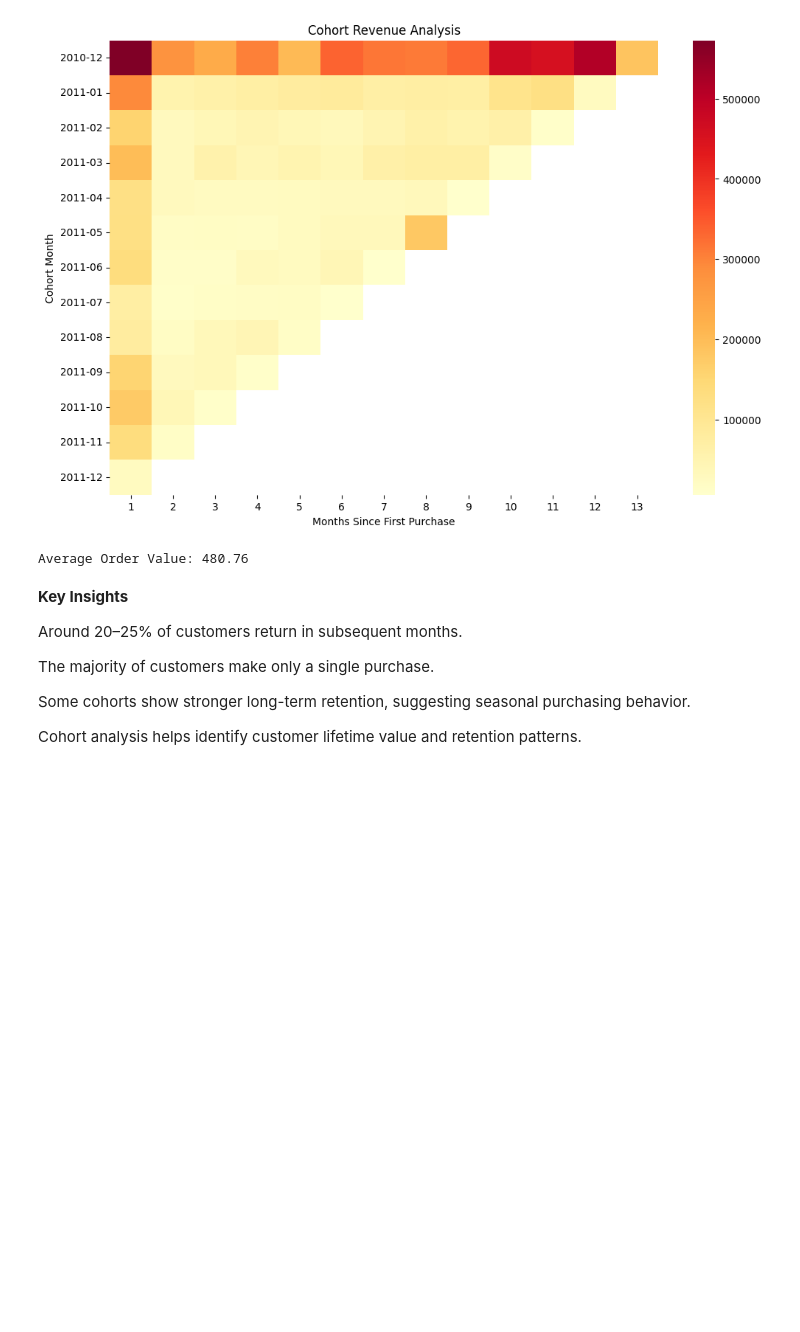
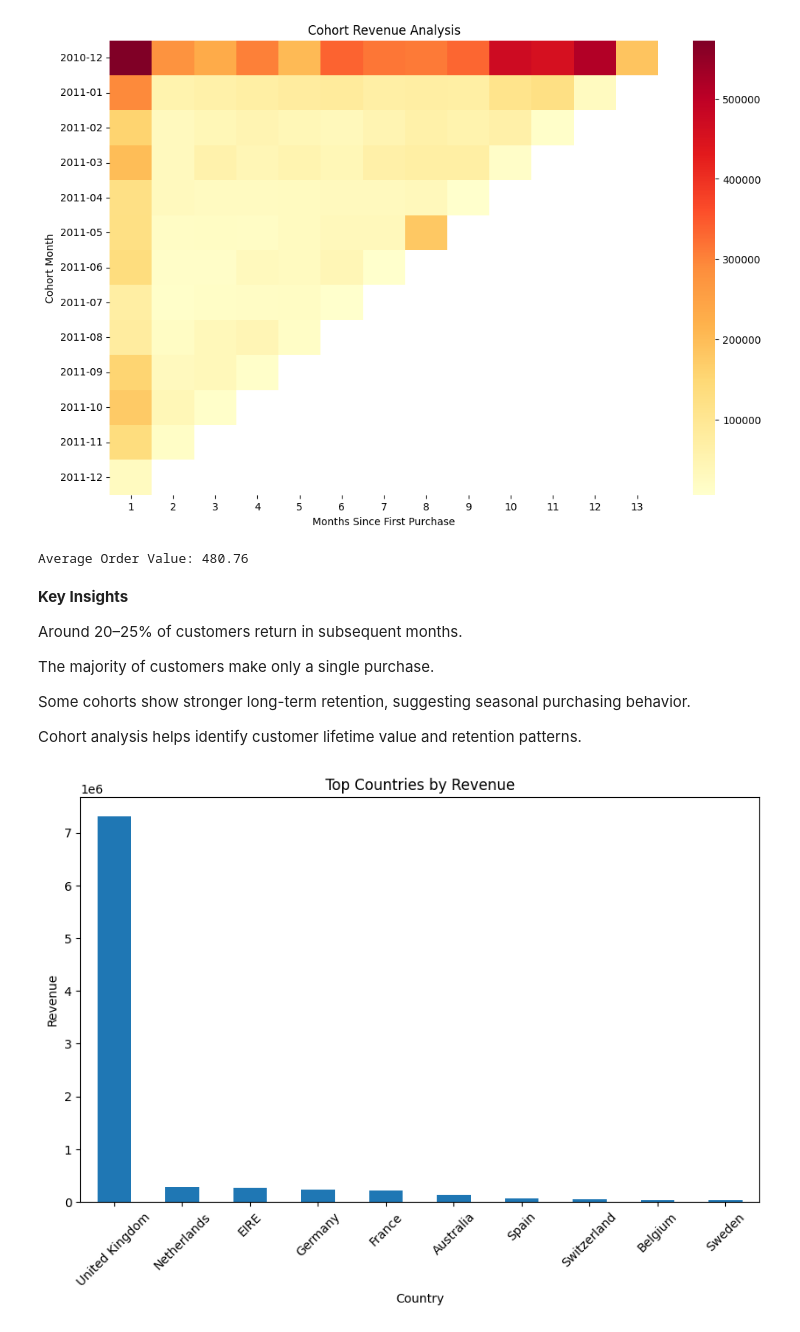
Before and after one commit to maxgov2703/cohort-analysis-retention, a Jupyter notebook: notebooks/cohort_analysis.ipynb, the cells around one changed output. Drawn from its saved outputs; the diff is of its cells as text; code cells hidden in the pictures; blank space fills up the shorter version.

```diff
--- a/notebooks/cohort_analysis.ipynb
+++ b/notebooks/cohort_analysis.ipynb
@@ -20,0 +3,5 @@ df.head()
+# %%
+import pandas as pd
+url = "https://archive.ics.uci.edu/ml/machine-learning-databases/00352/Online%20Retail.xlsx"
+df = pd.read_excel(url)
+df.head()
@@ -226,3 +220,20 @@ The majority of customers make only a single purchase.
 Some cohorts show stronger long-term retention, suggesting seasonal purchasing behavior.
 
 Cohort analysis helps identify customer lifetime value and retention patterns.
+# %%
+country_revenue = (
+    df.groupby("Country")["Revenue"]
+    .sum()
+    .sort_values(ascending=False)
+    .head(10)
+)
+
+plt.figure(figsize=(10,6))
+country_revenue.plot(kind="bar")
+plt.title("Top Countries by Revenue")
+plt.xlabel("Country")
+plt.ylabel("Revenue")
+plt.xticks(rotation=45)
+plt.show()
+# %% [output]
+[figure, added]
```
Also changed, not shown: parts of 6 cells of this notebook.
